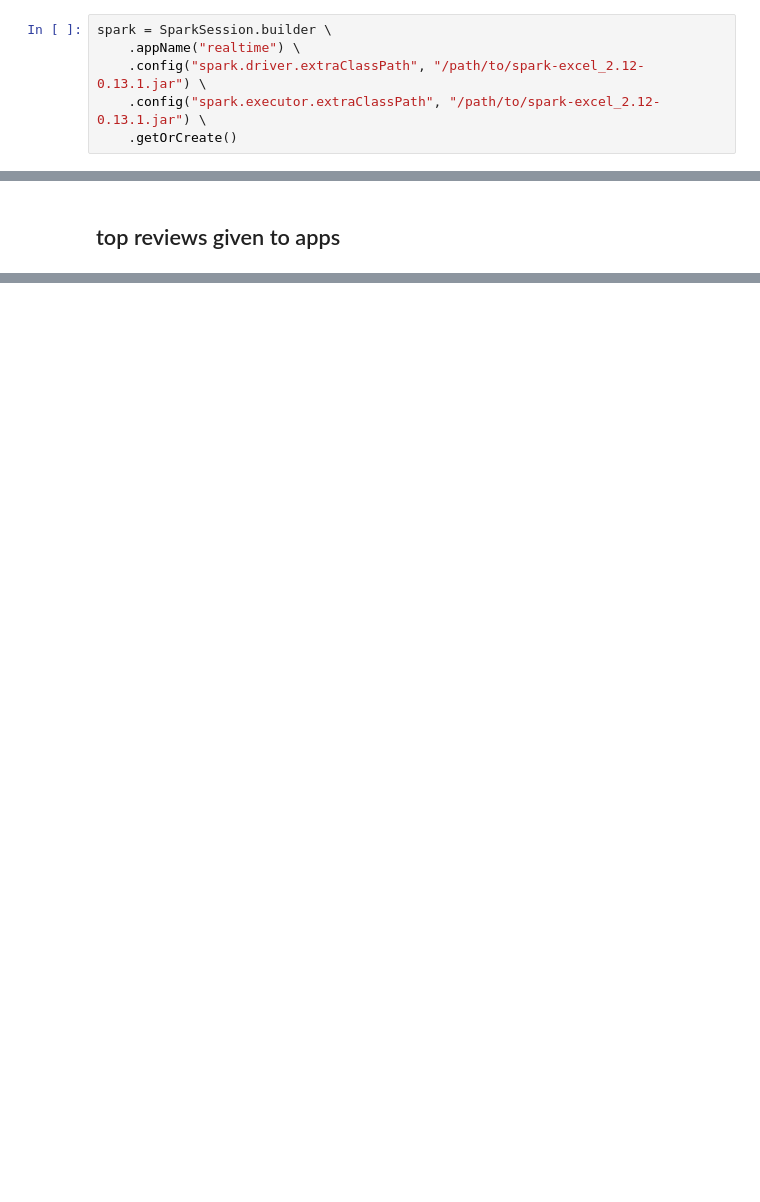
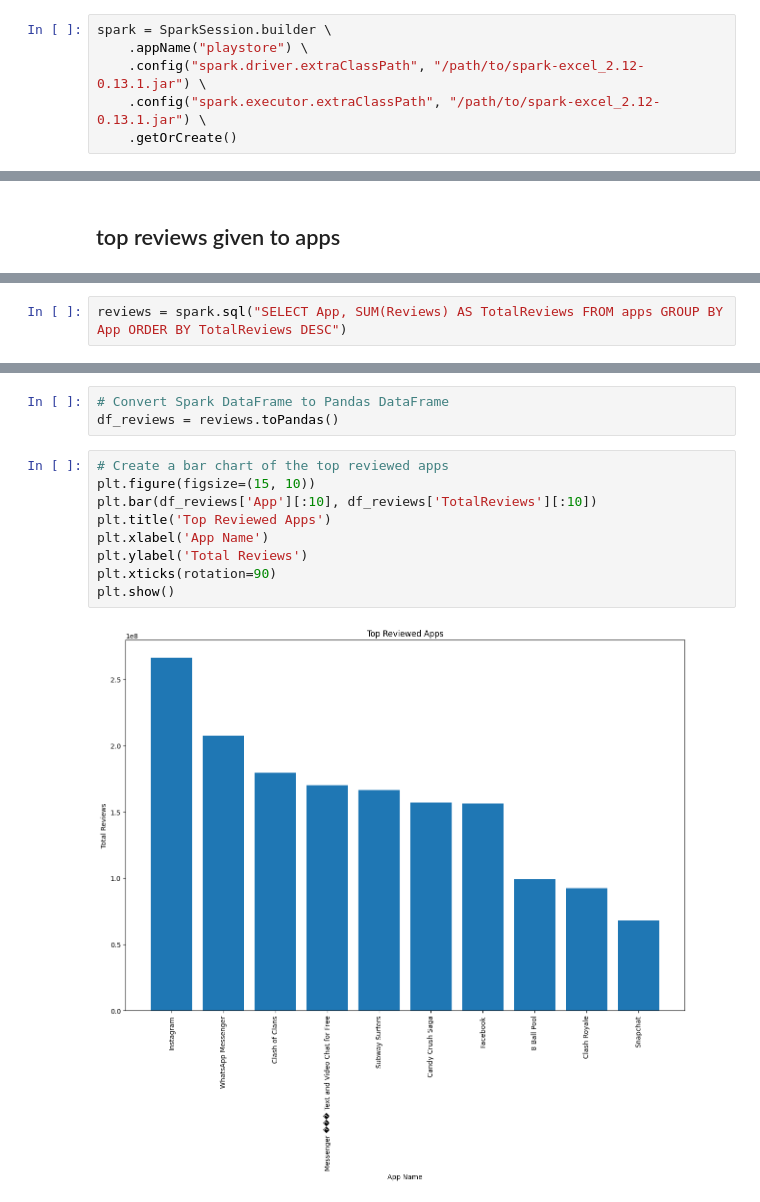
Before and after one commit to danaelshrbiny10/pyspark-playstore, a Jupyter notebook: playstore.ipynb, the cells around one changed output, grey strips where cells are left out. Drawn from its saved outputs; the diff is of its cells as text; blank space fills up the shorter version.

Commit message:
make visualization

```diff
--- a/playstore.ipynb
+++ b/playstore.ipynb
@@ -30,7 +28,7 @@ encoding = sys.getdefaultencoding()
 ## Initialize SparkSession
 # %%
 spark = SparkSession.builder \
-    .appName("realtime") \
+    .appName("playstore") \
     .config("spark.driver.extraClassPath", "/path/to/spark-excel_2.12-0.13.1.jar") \
     .config("spark.executor.extraClassPath", "/path/to/spark-excel_2.12-0.13.1.jar") \
     .getOrCreate()
@@ -181,0 +166,2 @@ only showing top 20 rows
+# %%
+reviews = spark.sql("SELECT App, SUM(Reviews) AS TotalReviews FROM apps GROUP BY App ORDER BY TotalReviews DESC")
@@ -181,0 +188,14 @@ only showing top 20 rows
+# %%
+# Convert Spark DataFrame to Pandas DataFrame
+df_reviews = reviews.toPandas()
+# %%
+# Create a bar chart of the top reviewed apps
+plt.figure(figsize=(15, 10))
+plt.bar(df_reviews['App'][:10], df_reviews['TotalReviews'][:10])
+plt.title('Top Reviewed Apps')
+plt.xlabel('App Name')
+plt.ylabel('Total Reviews')
+plt.xticks(rotation=90)
+plt.show()
+# %% [output]
+[figure, added]
```
Also changed, not shown: parts of 34 cells of this notebook, 3 other files.
